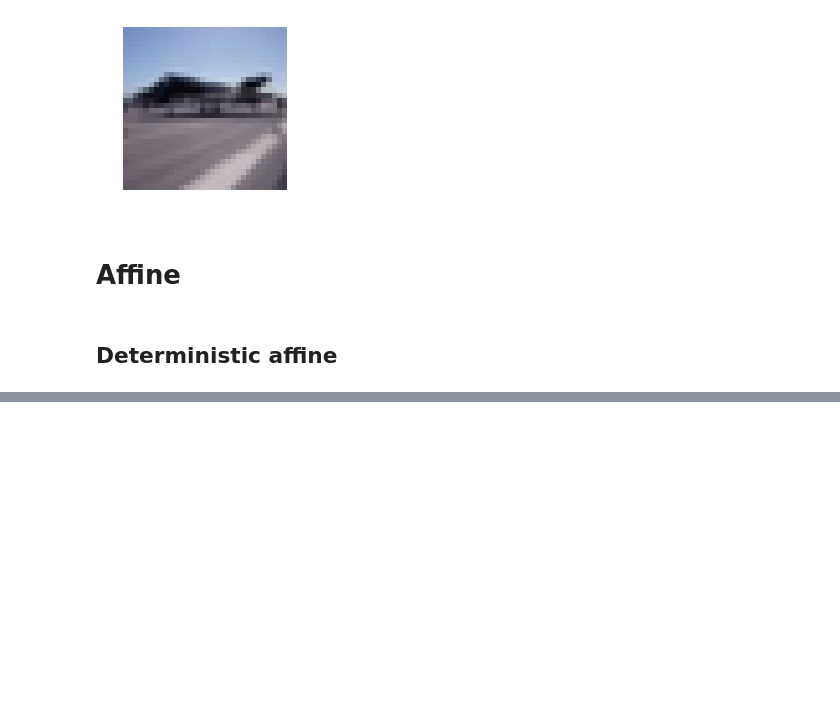
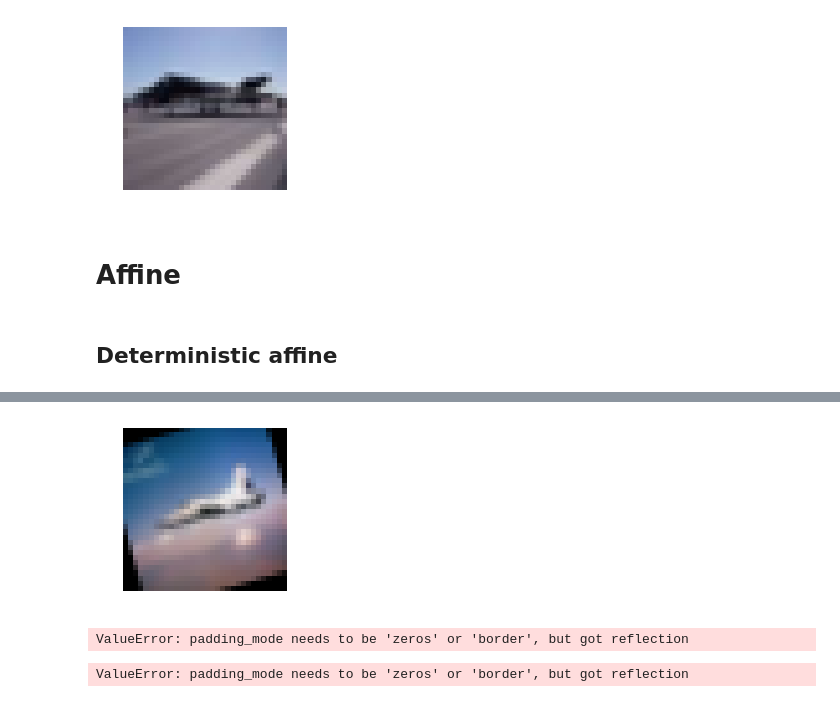
Before and after one commit to anhquan0412/fastai_v1, a Jupyter notebook: dev_nb/002_images.ipynb, the cells around one changed output, grey strips where cells are left out. Drawn from its saved outputs; the diff is of its cells as text; code cells hidden in the pictures; blank space fills up the shorter version.

```diff
--- a/dev_nb/002_images.ipynb
+++ b/dev_nb/002_images.ipynb
@@ -777,8 +812,10 @@ def rotate(x, degrees):
 # %%
-m = rotate(x, 30)
+m = rotate(16)
 m = x.new_tensor(m)
 c = affine_grid(x, m)
 img2 = grid_sample(x, c, padding_mode='zeros')
 show_image(img2)
+# %% [output]
+[figure, added]
 # %%
 #export
@@ -805 +844,6 @@ def apply_affine(mats=None, func=None): return partial(_apply_affine, mats=mats,
+# %%
+img2 = affine_only(x, [rotate(30)])
+show_image(img2)
+# %% [output]
+ValueError: padding_mode needs to be 'zeros' or 'border', but got reflection
 # %%
@@ -811,4 +855,6 @@ def zoom(x, scale: uniform, row_pct = 0.5, col_pct = 0.5):
             [0,       1/scale, row_c],
             [0,       0,       1.    ]]
 # %%
-show_image(apply_affine([zoom(x, 0.6)])(x))
+show_image(affine_only(x, [zoom(0.6)]))
+# %% [output]
+ValueError: padding_mode needs to be 'zeros' or 'border', but got reflection
```
Also changed, not shown: parts of 29 cells of this notebook.
